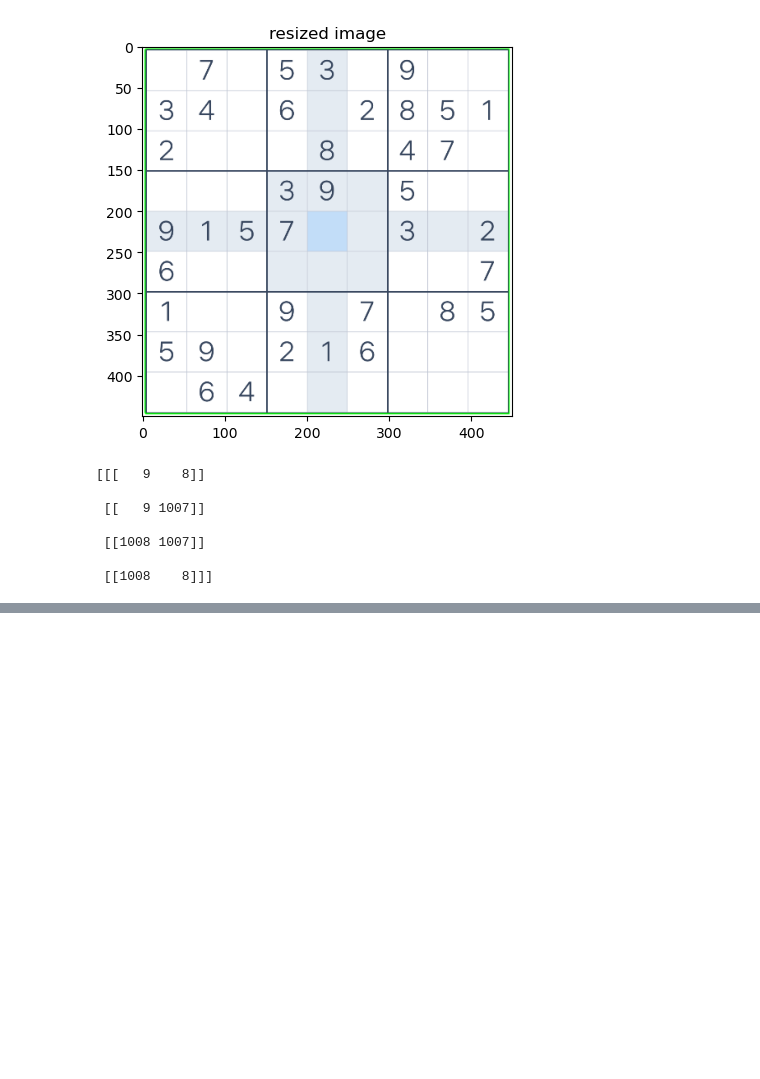
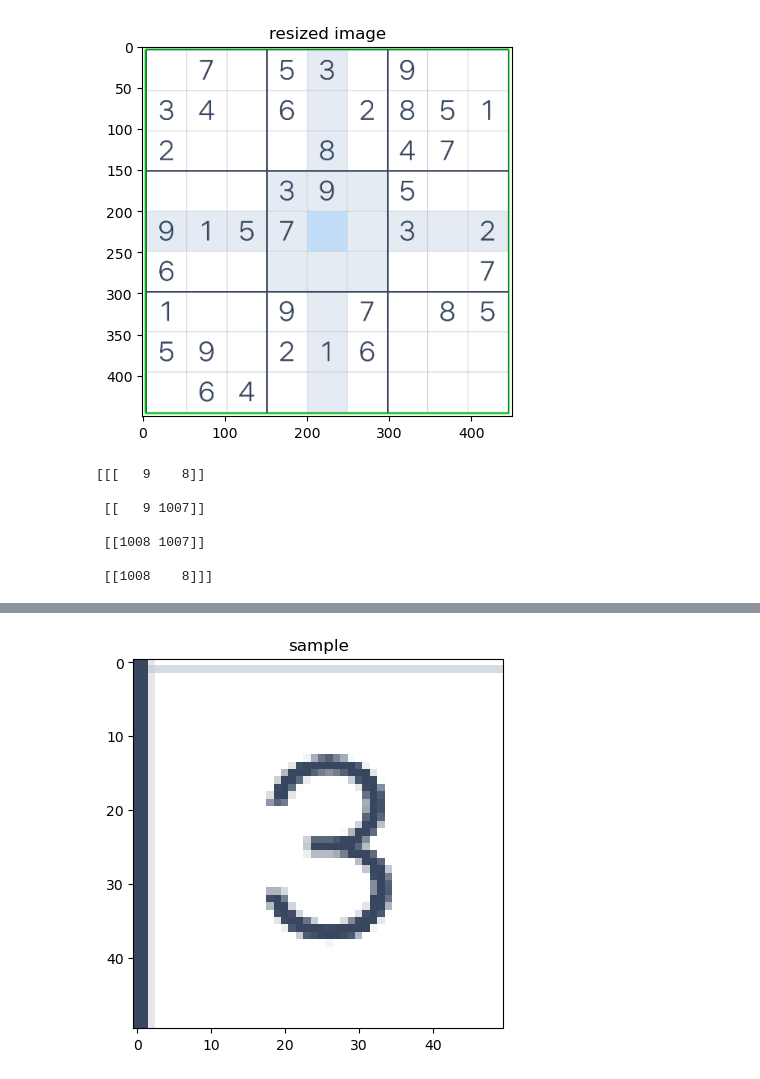
Before and after one commit to ypavanr/sudoku-image-solver, a Jupyter notebook: main.ipynb, the cells around one changed output, grey strips where cells are left out. Drawn from its saved outputs; the diff is of its cells as text; code cells hidden in the pictures; blank space fills up the shorter version.

```diff
--- a/main.ipynb
+++ b/main.ipynb
@@ -69,0 +110,9 @@ print(biggest)
+# %%
+def splitBoxes(img):
+    rows=np.vsplit(img,9)
+    boxes=[]
+    for r in rows:
+        cols=np.hsplit(r,9)
+        for box in cols:
+            boxes.append(box)
+    return boxes
@@ -69,0 +124,6 @@ print(biggest)
+# %%
+plt.title('sample')
+plt.imshow(cv2.cvtColor(boxes[9], cv2.COLOR_BGR2RGB))
+plt.show()
+# %% [output]
+[figure, added]
```
Also changed, not shown: parts of 4 cells of this notebook.
